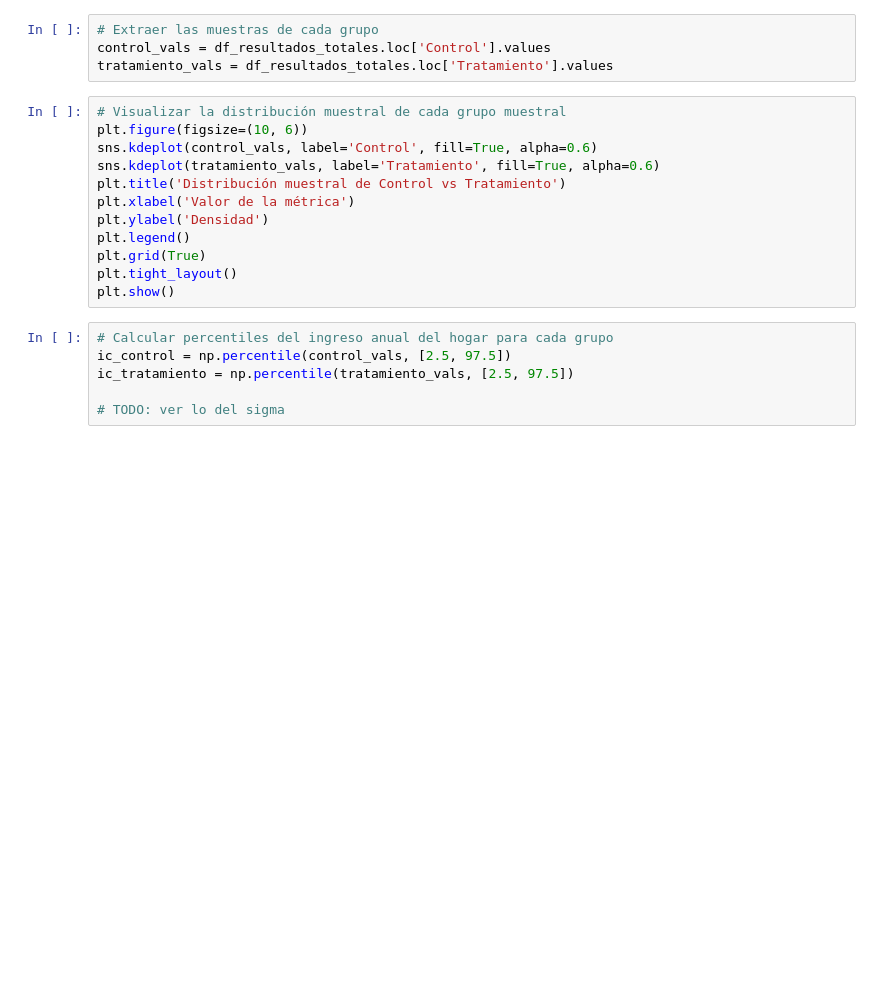
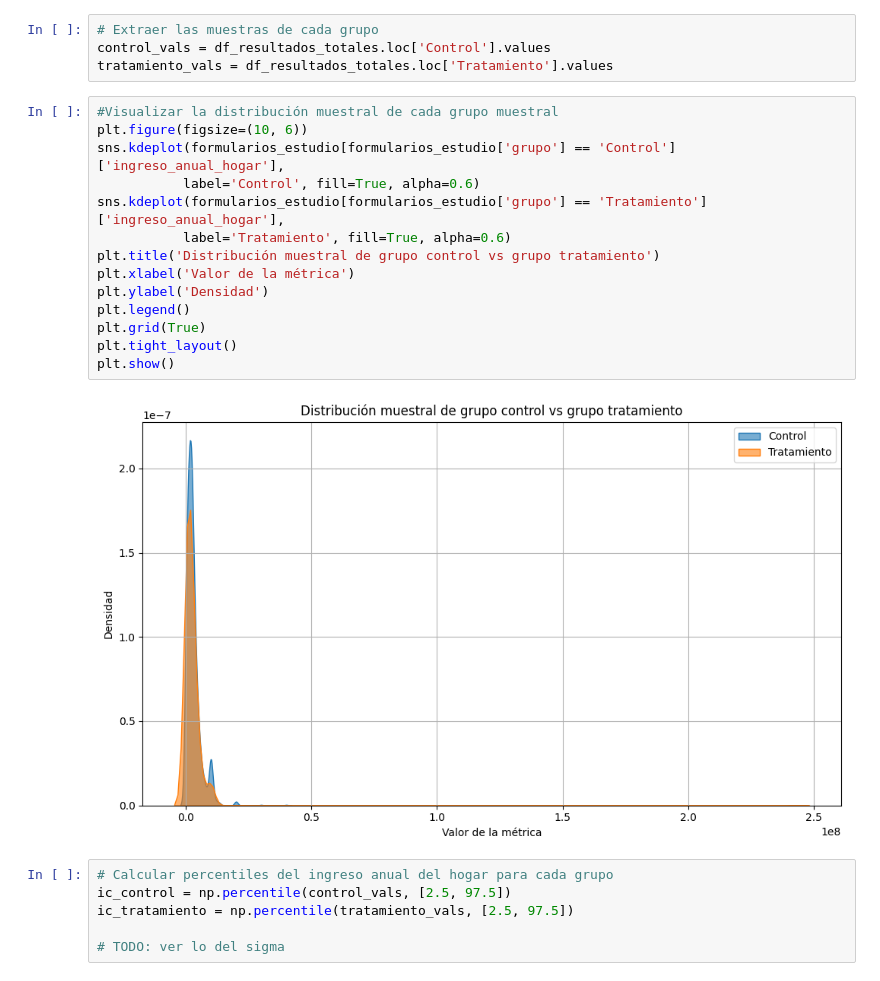
Before and after one commit to andreasoledadguerra/impact-evaluation-of-public-policy, a Jupyter notebook: impact_evaluation_policy.ipynb, the cells around one changed output. Saved outputs shown, nothing was run; the diff lists cells and outputs as text; blank space fills up the shorter version.

Commit message:
refactor: add nuew arguments in sns.kdeplot() for plot  distribution of annual household income by group

```diff
--- a/impact_evaluation_policy.ipynb
+++ b/impact_evaluation_policy.ipynb
@@ -866,17 +866,21 @@ df_resultados_totales
 control_vals = df_resultados_totales.loc['Control'].values
 tratamiento_vals = df_resultados_totales.loc['Tratamiento'].values
 # %%
-# Visualizar la distribución muestral de cada grupo muestral
+#Visualizar la distribución muestral de cada grupo muestral
 plt.figure(figsize=(10, 6))
-sns.kdeplot(control_vals, label='Control', fill=True, alpha=0.6)
-sns.kdeplot(tratamiento_vals, label='Tratamiento', fill=True, alpha=0.6)
-plt.title('Distribución muestral de Control vs Tratamiento')
+sns.kdeplot(formularios_estudio[formularios_estudio['grupo'] == 'Control']['ingreso_anual_hogar'],
+           label='Control', fill=True, alpha=0.6)
+sns.kdeplot(formularios_estudio[formularios_estudio['grupo'] == 'Tratamiento']['ingreso_anual_hogar'],
+           label='Tratamiento', fill=True, alpha=0.6)
+plt.title('Distribución muestral de grupo control vs grupo tratamiento')
 plt.xlabel('Valor de la métrica')
 plt.ylabel('Densidad')
 plt.legend()
 plt.grid(True)
 plt.tight_layout()
 plt.show()
+# %% [output]
+[figure, added]
 # %%
 # Calcular percentiles del ingreso anual del hogar para cada grupo
 ic_control = np.percentile(control_vals, [2.5, 97.5])
```
